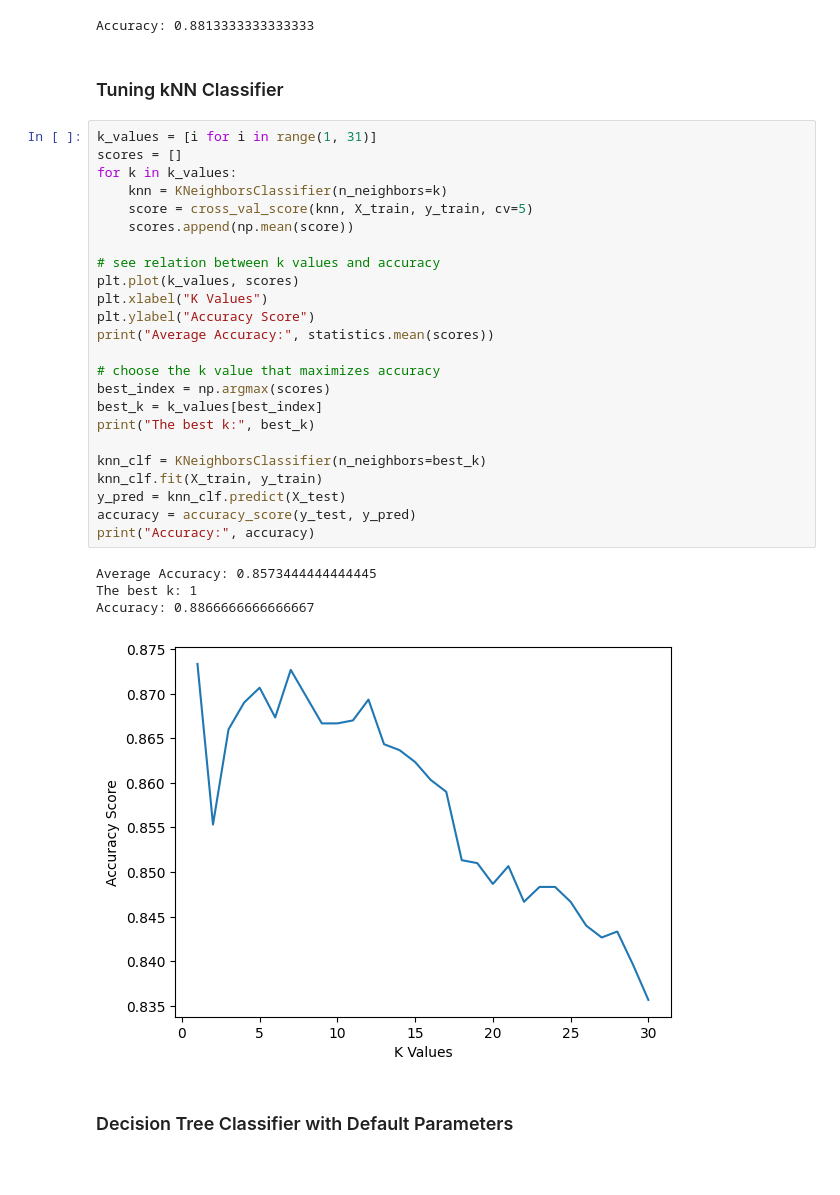
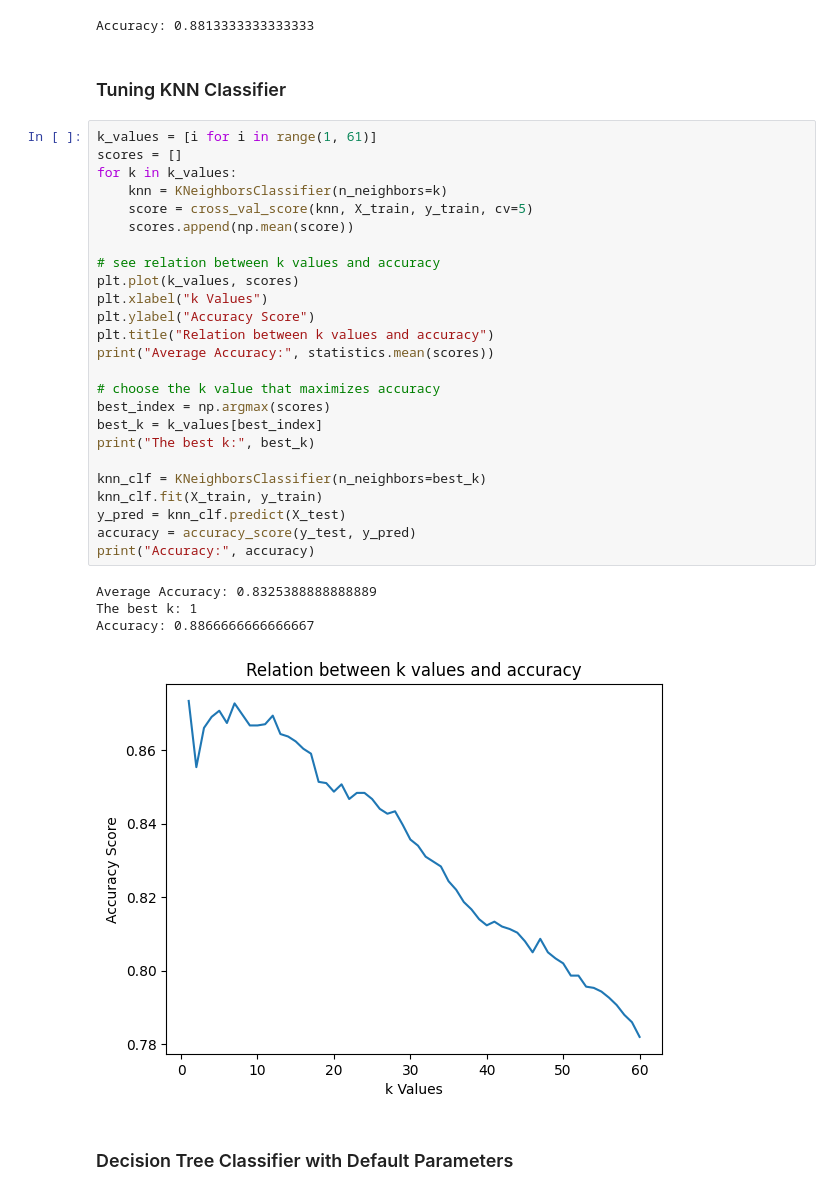
Before and after one commit to selinceydeli/Digit_Classification_Machine_Learning_Project, a Jupyter notebook: Digit_Classification_Code.ipynb, the cells around one changed output. Cells and saved outputs as stored; diff of their text form; blank space fills up the shorter version.

Commit message:
graph title

```diff
--- a/Digit_Classification_Code.ipynb
+++ b/Digit_Classification_Code.ipynb
@@ -437,36 +420,37 @@ print("Accuracy:", accuracy)
 # %% [output]
 Accuracy: 0.8813333333333333
 # %% [markdown]
-### Tuning kNN Classifier
+### Tuning KNN Classifier
 # %%
-k_values = [i for i in range(1, 31)]
+k_values = [i for i in range(1, 61)]
 scores = []
 for k in k_values:
     knn = KNeighborsClassifier(n_neighbors=k)
     score = cross_val_score(knn, X_train, y_train, cv=5)
     scores.append(np.mean(score))
 
 # see relation between k values and accuracy
 plt.plot(k_values, scores)
-plt.xlabel("K Values")
+plt.xlabel("k Values")
 plt.ylabel("Accuracy Score")
+plt.title("Relation between k values and accuracy")
 print("Average Accuracy:", statistics.mean(scores))
 
 # choose the k value that maximizes accuracy
 best_index = np.argmax(scores)
 best_k = k_values[best_index]
 print("The best k:", best_k)
 
 knn_clf = KNeighborsClassifier(n_neighbors=best_k)
 knn_clf.fit(X_train, y_train)
 y_pred = knn_clf.predict(X_test)
 accuracy = accuracy_score(y_test, y_pred)
 print("Accuracy:", accuracy)
 # %% [output]
-Average Accuracy: 0.8573444444444445
+Average Accuracy: 0.8325388888888889
 The best k: 1
 Accuracy: 0.8866666666666667
-[figure, old version]
+[figure, new version]
 # %% [markdown]
 ### Decision Tree Classifier with Default Parameters
 # %%
```
Also changed, not shown: parts of 3 cells of this notebook.
